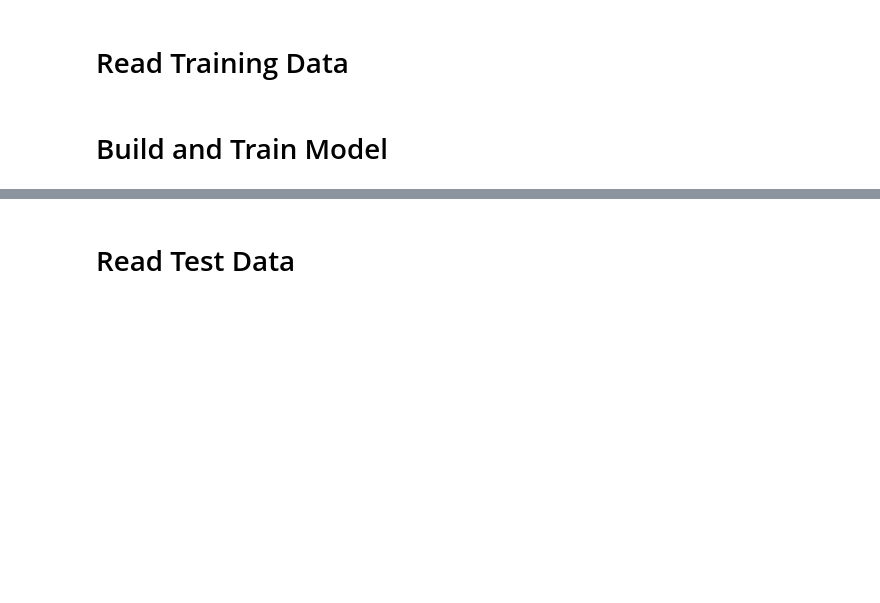
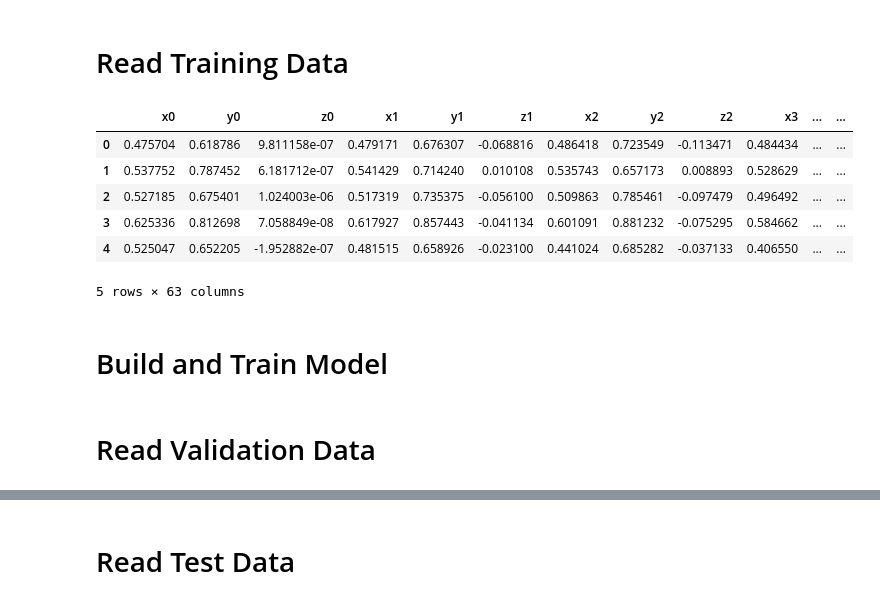
Before and after one commit to henthe/fingerCounter, a Jupyter notebook: LightGBMFingerCounter.ipynb, the cells around one changed output, grey strips where cells are left out. Saved outputs shown, nothing was run; the diff lists cells and outputs as text; code cells hidden in the pictures; blank space fills up the shorter version.

```diff
--- a/LightGBMFingerCounter.ipynb
+++ b/LightGBMFingerCounter.ipynb
@@ -43,6 +43,15 @@ df = pd.read_csv(training_path)
 # %%
 X_train = df[['x0','y0','z0','x1','y1','z1','x2','y2','z2','x3','y3','z3','x4','y4','z4','x5','y5','z5','x6','y6','z6','x7','y7','z7','x8','y8','z8','x9','y9','z9','x10','y10','z10','x11','y11','z11','x12','y12','z12','x13','y13','z13','x14','y14','z14','x15','y15','z15','x16','y16','z16','x17','y17','z17','x18','y18','z18','x19','y19','z19','x20','y20','z20']]
 y_train = df['image']
 y_train = y_train.map(lambda image: image.split('_')[2])
+X_train.head()
+# %% [output]
+|  | x0 | y0 | z0 | x1 | y1 | z1 | x2 | y2 | z2 | x3 | ... | ... |
+| 0 | 0.475704 | 0.618786 | 9.811158e-07 | 0.479171 | 0.676307 | -0.068816 | 0.486418 | 0.723549 | -0.113471 | 0.484434 | ... | ... |
+| 1 | 0.537752 | 0.787452 | 6.181712e-07 | 0.541429 | 0.714240 | 0.010108 | 0.535743 | 0.657173 | 0.008893 | 0.528629 | ... | ... |
+| 2 | 0.527185 | 0.675401 | 1.024003e-06 | 0.517319 | 0.735375 | -0.056100 | 0.509863 | 0.785461 | -0.097479 | 0.496492 | ... | ... |
+| 3 | 0.625336 | 0.812698 | 7.058849e-08 | 0.617927 | 0.857443 | -0.041134 | 0.601091 | 0.881232 | -0.075295 | 0.584662 | ... | ... |
+| 4 | 0.525047 | 0.652205 | -1.952882e-07 | 0.481515 | 0.658926 | -0.023100 | 0.441024 | 0.685282 | -0.037133 | 0.406550 | ... | ... |
+5 rows × 63 columns
 # %% [markdown]
 # Build and Train Model
@@ -53,0 +60,2 @@ import lightgbm as lgb
+# %% [markdown]
+# Read Validation Data
```
Also changed, not shown: parts of 24 cells of this notebook, 1 other file.
